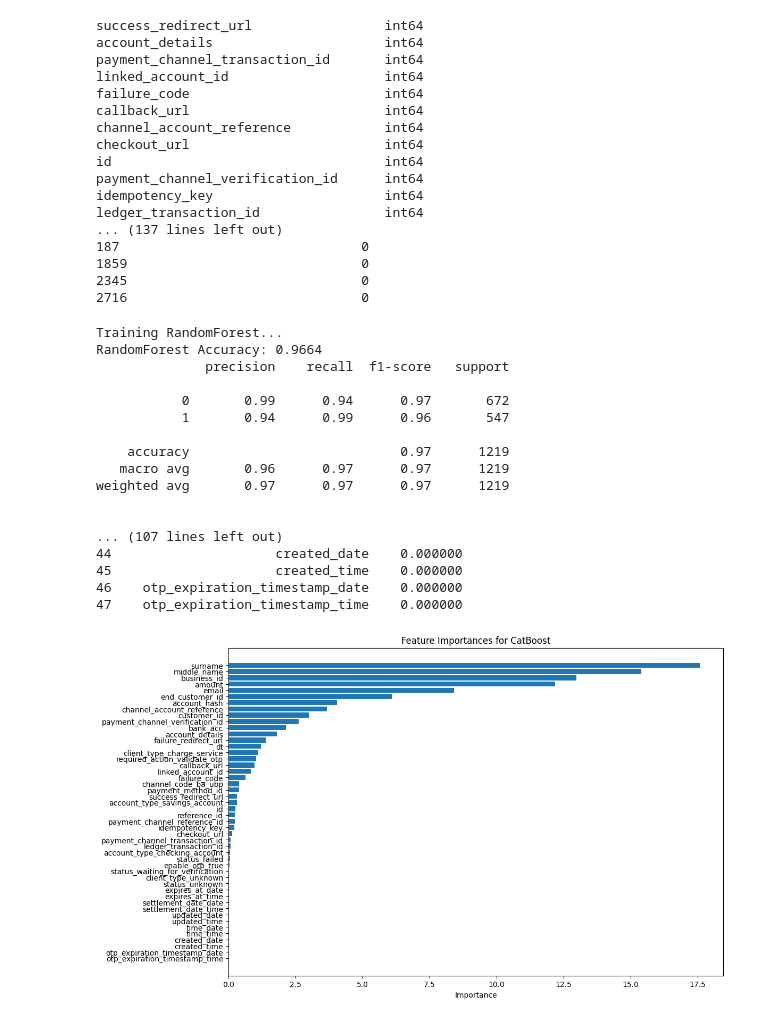
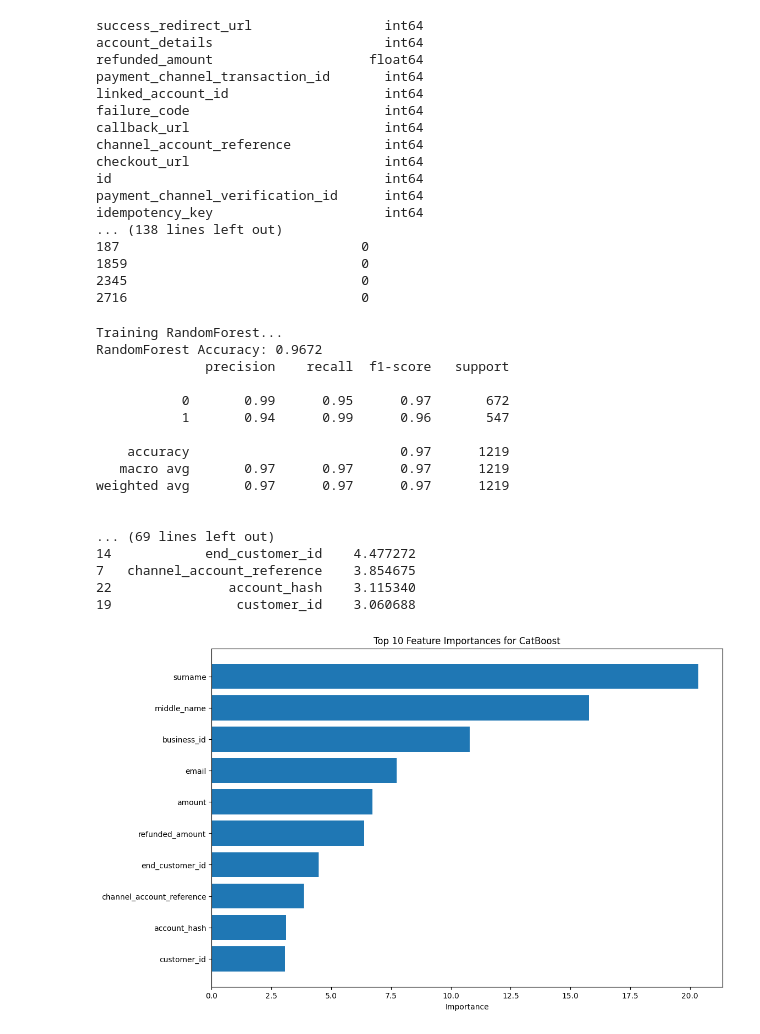
Before and after one commit to shikivaahan/graph-analysis, a Jupyter notebook: classfier.ipynb, the cells around one changed output. Cells and saved outputs as stored; diff of their text form; code cells hidden in the pictures.

```diff
--- a/classfier.ipynb
+++ b/classfier.ipynb
@@ -56,8 +56,8 @@ No numeric columns available for basic statistics.
 # Drop columns that are not useful for the model
 drop_columns = [
     'internal_metadata', 'description','mobile_number', 'otp_mobile_number', 'client_reference',
-    'version', 'entity', 'type', 'client', 'status2', 'given_names', 'transacting_entity', 'connector_metadata',
-    'refunded_amount', 'vat','currency', 'is_otp_required','fee']
+    'version', 'entity', 'type', 'client', 'status2', 'given_names', 'transacting_entity',
+    'connector_metadata', 'vat','currency', 'is_otp_required','fee']
 
 df = df.drop(columns=drop_columns)
 # %%
@@ -103,6 +104,7 @@ X.drop(columns=datetime_columns, inplace=True)
 
 # Convert 'amount' to float
 X['amount'] = pd.to_numeric(X['amount'], errors='coerce')
+X['refunded_amount'] = pd.to_numeric(X['amount'], errors='coerce')
 
 # Handle remaining non-numeric values
 X.replace('nat', np.nan, inplace=True)
@@ -131,6 +133,7 @@ print(X_train.head())
 # %% [output]
 success_redirect_url                 int64
 account_details                      int64
+refunded_amount                    float64
 payment_channel_transaction_id       int64
 linked_account_id                    int64
 failure_code                         int64
@@ -140,8 +143,7 @@ checkout_url                         int64
 id                                   int64
 payment_channel_verification_id      int64
 idempotency_key                      int64
-ledger_transaction_id                int64
-... (137 lines left out)
+... (138 lines left out)
 187                               0
 1859                              0
 2345                              0
@@ -194,43 +196,44 @@ best_model_name = max(results, key=results.get)
 best_model_accuracy = results[best_model_name]
 
 print(f"The best model is {best_model_name} with an accuracy of {best_model_accuracy:.4f}")
 
 # Display feature importance for the best model if applicable
 if best_model_name in importances and importances[best_model_name] is not None:
     feature_names = X_train.columns
     importance_df = pd.DataFrame({
         'Feature': feature_names,
         'Importance': importances[best_model_name]
     })
     importance_df = importance_df.sort_values(by='Importance', ascending=False)
-    print("Feature Importances for the best model:")
-    print(importance_df)
+    top_10_features = importance_df.head(10)  # Select top 10 features
+    print("Top 10 Feature Importances for the best model:")
+    print(top_10_features)
 
     # Plot feature importances if applicable
     plt.figure(figsize=(12, 8))
-    plt.barh(importance_df['Feature'], importance_df['Importance'])
+    plt.barh(top_10_features['Feature'], top_10_features['Importance'])
     plt.xlabel('Importance')
-    plt.title(f'Feature Importances for {best_model_name}')
+    plt.title(f'Top 10 Feature Importances for {best_model_name}')
     plt.gca().invert_yaxis()  # Highest importance at the top
     plt.show()
 else:
     print("The best model does not have feature importances.")
 # %% [output]
 Training RandomForest...
-RandomForest Accuracy: 0.9664
+RandomForest Accuracy: 0.9672
               precision    recall  f1-score   support
 
-           0       0.99      0.94      0.97       672
+           0       0.99      0.95      0.97       672
            1       0.94      0.99      0.96       547
 
     accuracy                           0.97      1219
-   macro avg       0.96      0.97      0.97      1219
+   macro avg       0.97      0.97      0.97      1219
 weighted avg       0.97      0.97      0.97      1219
 
 
-... (107 lines left out)
-44                     created_date    0.000000
-45                     created_time    0.000000
-46    otp_expiration_timestamp_date    0.000000
-47    otp_expiration_timestamp_time    0.000000
+... (69 lines left out)
+14            end_customer_id    4.477272
+7   channel_account_reference    3.854675
+22               account_hash    3.115340
+19                customer_id    3.060688
-[figure, old version]
+[figure, new version]
```
Also changed, not shown: parts of 3 cells of this notebook, 8 other files.
